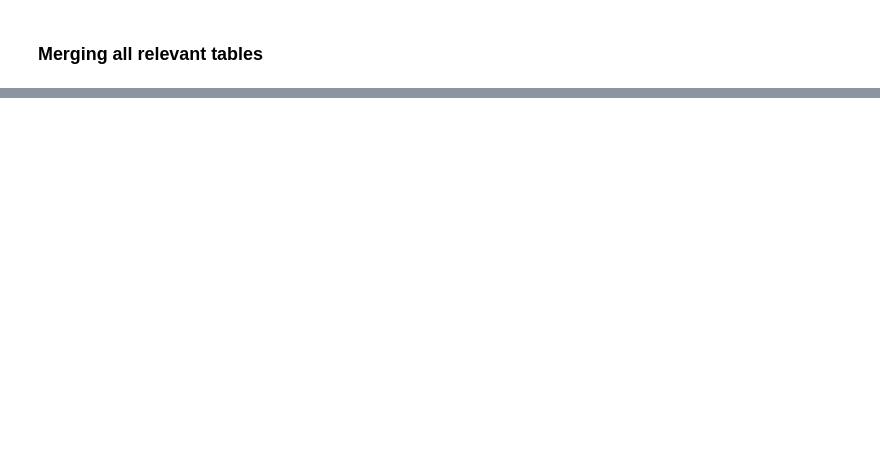
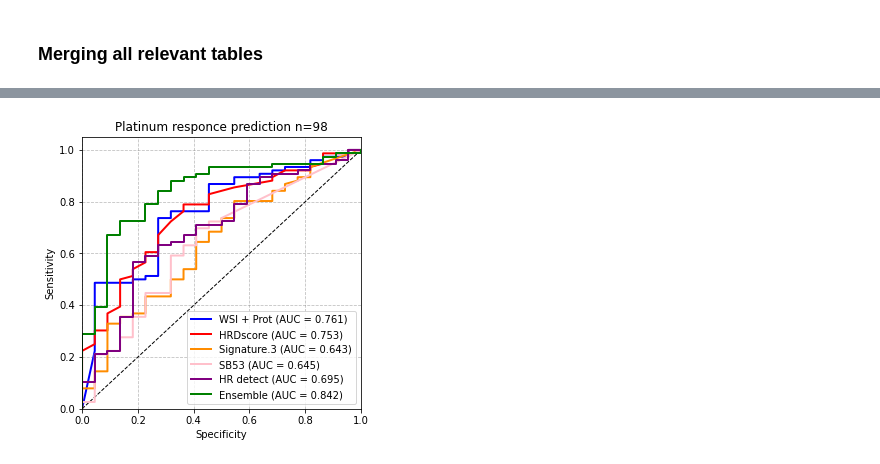
Before and after one commit to csabaiBio/HGSOC_platinum_response, a Jupyter notebook: HGSOC_platinum_responce/HRD_results_analysis.ipynb, the cells around one changed output, grey strips where cells are left out. Saved outputs shown, nothing was run; the diff lists cells and outputs as text; code cells hidden in the pictures; blank space fills up the shorter version.

```diff
--- a/HGSOC_platinum_responce/HRD_results_analysis.ipynb
+++ b/HGSOC_platinum_responce/HRD_results_analysis.ipynb
@@ -196,0 +206,57 @@ plt.show()
+# %%
+# ROC analysis curves
+
+# Your existing code to calculate AUC and plot ROC for individual scores
+y_true = merged['label']
+y_scores = merged['prob']
+
+# Compute ROC curve and AUC for 'prob'
+fpr, tpr, thresholds = roc_curve(y_true, y_scores)
+roc_auc = auc(fpr, tpr)
+
+# Plotting the ROC curve for 'prob'
+plt.figure(figsize=(5, 5))
+plt.plot(fpr, tpr, color='blue', lw=2, label=f'WSI + Prot (AUC = {roc_auc:.3f})')
+plt.plot([0, 1], [0, 1], color='black', lw=1, linestyle='--')
+
+
+# Compute and plot ROC curve and AUC for 'HRDscore'
+fpr_hrd, tpr_hrd, thresholds_hrd = roc_curve(y_true, merged['HRDscore'])
+roc_auc_hrd = auc(fpr_hrd, tpr_hrd)
+plt.plot(fpr_hrd, tpr_hrd, color='red', lw=2, label=f'HRDscore (AUC = {roc_auc_hrd:.3f})')
+
+
+fpr_hrd, tpr_hrd, thresholds_hrd = roc_curve(y_true, merged['Signature.3'])
+roc_auc_hrd = auc(fpr_hrd, tpr_hrd)
+plt.plot(fpr_hrd, tpr_hrd, color='darkorange', lw=2, label=f'Signature.3 (AUC = {roc_auc_hrd:.3f})',alpha=1)
+
+fpr_hrd, tpr_hrd, thresholds_hrd = roc_curve(y_true, merged['SBS3'])
+roc_auc_hrd = auc(fpr_hrd, tpr_hrd)
+plt.plot(fpr_hrd, tpr_hrd, color='pink', lw=2, label=f'SB53 (AUC = {roc_auc_hrd:.3f})',alpha=1)
+
+fpr_hrd, tpr_hrd, thresholds_hrd = roc_curve(y_true, merged['predictedStatus'])
+roc_auc_hrd = auc(fpr_hrd, tpr_hrd)
+plt.plot(fpr_hrd, tpr_hrd, color='purple', lw=2, label=f'HR detect (AUC = {roc_auc_hrd:.3f})',alpha=1)
+
+# Assuming best_coeffs contains the optimal coefficients
+# Update 'ensemble' score with the optimal coefficients
+# Compute ROC curve and AUC for the optimal ensemble
+fpr_ensemble_optimal, tpr_ensemble_optimal, thresholds_ensemble_optimal = roc_curve(y_true, merged['ensemble_optimal'])
+roc_auc_ensemble_optimal = auc(fpr_ensemble_optimal, tpr_ensemble_optimal)
+
+# Plot the ROC curve for the optimal ensemble
+plt.plot(fpr_ensemble_optimal, tpr_ensemble_optimal, color='green', lw=2, label=f'Ensemble (AUC = {roc_auc_ensemble_optimal:.3f})')
+
+plt.legend(loc="lower right", fontsize=12)
+plt.grid(True, linestyle='--', which='major', color='grey', alpha=0.5)
+plt.xlim([0.0, 1.0])
+plt.ylim([0.0, 1.05])
+plt.xlabel('Specificity')
+plt.ylabel('Sensitivity')
+plt.title('Platinum responce prediction n='+str(len(merged)))
+plt.legend(loc="lower right")
+plt.savefig('../figures/HDR_auc.png', dpi=300, facecolor='white')  # or 'roc_curve.svg' for vector format
+
+plt.show()
+# %% [output]
+[figure, added]
```
Also changed, not shown: parts of 10 cells of this notebook, 8 other files.
